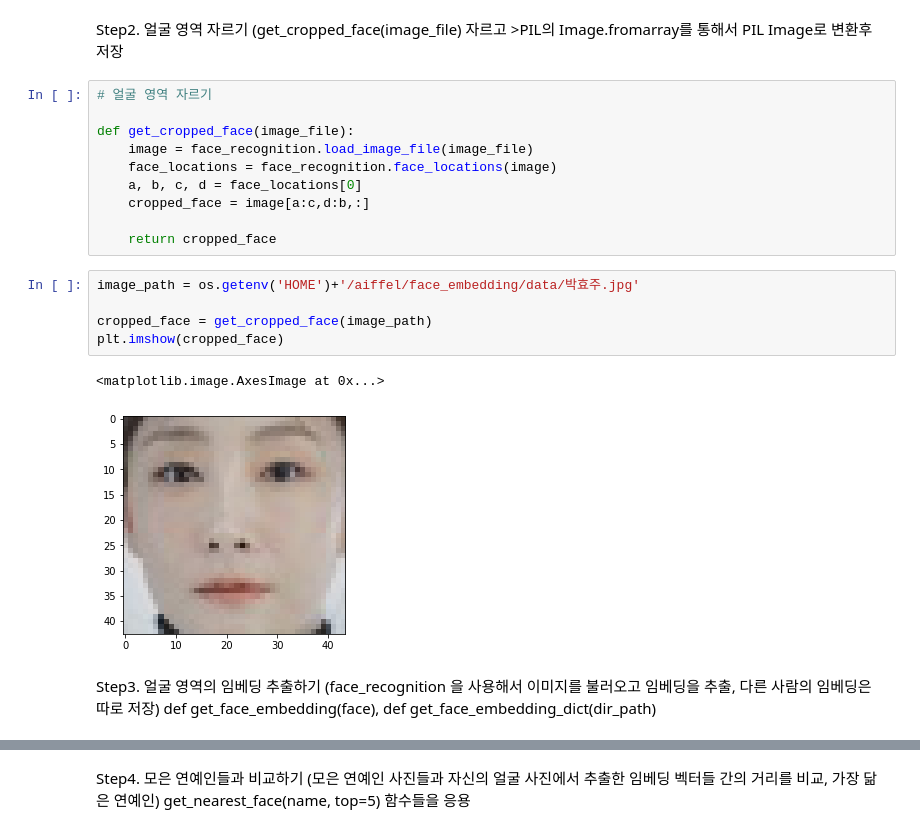
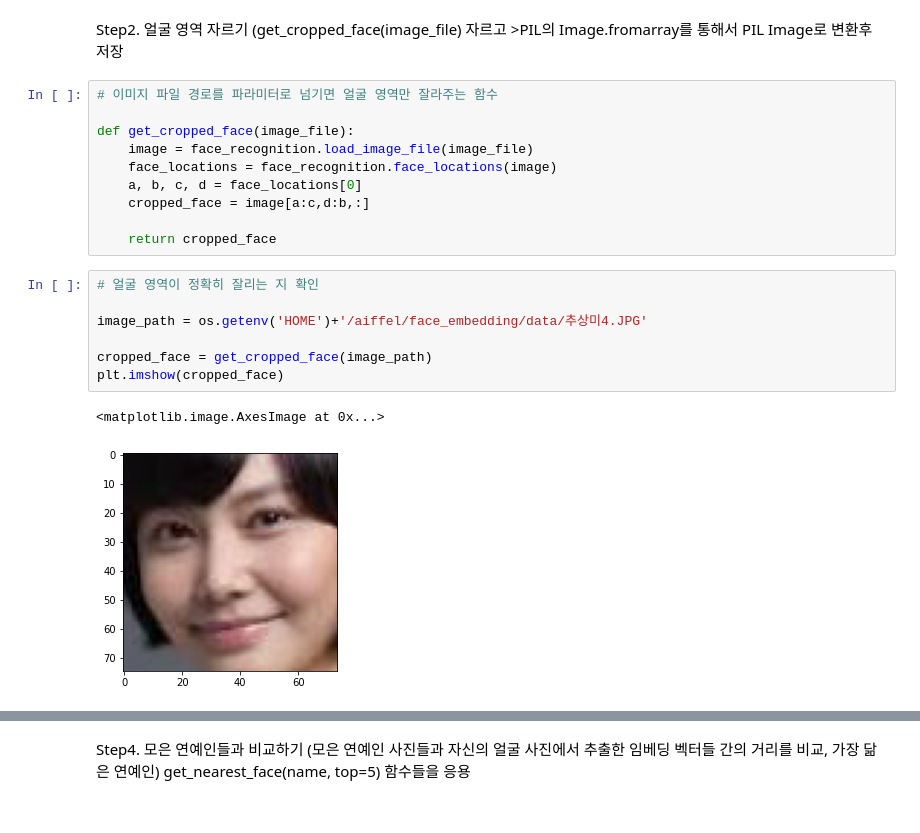
Before and after one commit to edupro2000/afiffel-Exploration-stage, a Jupyter notebook: [E-05] Celebrity.ipynb, the cells around one changed output, grey strips where cells are left out. Saved outputs shown, nothing was run; the diff lists cells and outputs as text.

```diff
--- a/[E-05] Celebrity.ipynb
+++ b/[E-05] Celebrity.ipynb
@@ -67,7 +69,7 @@ plt.imshow(cropped_face)   # 이미지에서 얼굴영역만 잘라낸 cropped_f
 # %% [markdown]
 Step2. 얼굴 영역 자르기 (get_cropped_face(image_file) 자르고 >PIL의 Image.fromarray를 통해서 PIL Image로 변환후 저장
 # %%
-# 얼굴 영역 자르기
+# 이미지 파일 경로를 파라미터로 넘기면 얼굴 영역만 잘라주는 함수
 
 def get_cropped_face(image_file):
     image = face_recognition.load_image_file(image_file)
@@ -77,13 +79,12 @@ def get_cropped_face(image_file):
 
     return cropped_face
 # %%
-image_path = os.getenv('HOME')+'/aiffel/face_embedding/data/박효주.jpg'
+# 얼굴 영역이 정확히 잘리는 지 확인
+
+image_path = os.getenv('HOME')+'/aiffel/face_embedding/data/추상미4.JPG'
 
 cropped_face = get_cropped_face(image_path)
 plt.imshow(cropped_face)
 # %% [output]
 <matplotlib.image.AxesImage at 0x...>
-[figure, old version]
+[figure, new version]
-# %% [markdown]
-Step3. 얼굴 영역의 임베딩 추출하기 (face_recognition 을 사용해서 이미지를 불러오고 임베딩을 추출, 다른 사람의 임베딩은 따로 저장)
-def get_face_embedding(face), def get_face_embedding_dict(dir_path)
```
Also changed, not shown: parts of 14 cells of this notebook.
